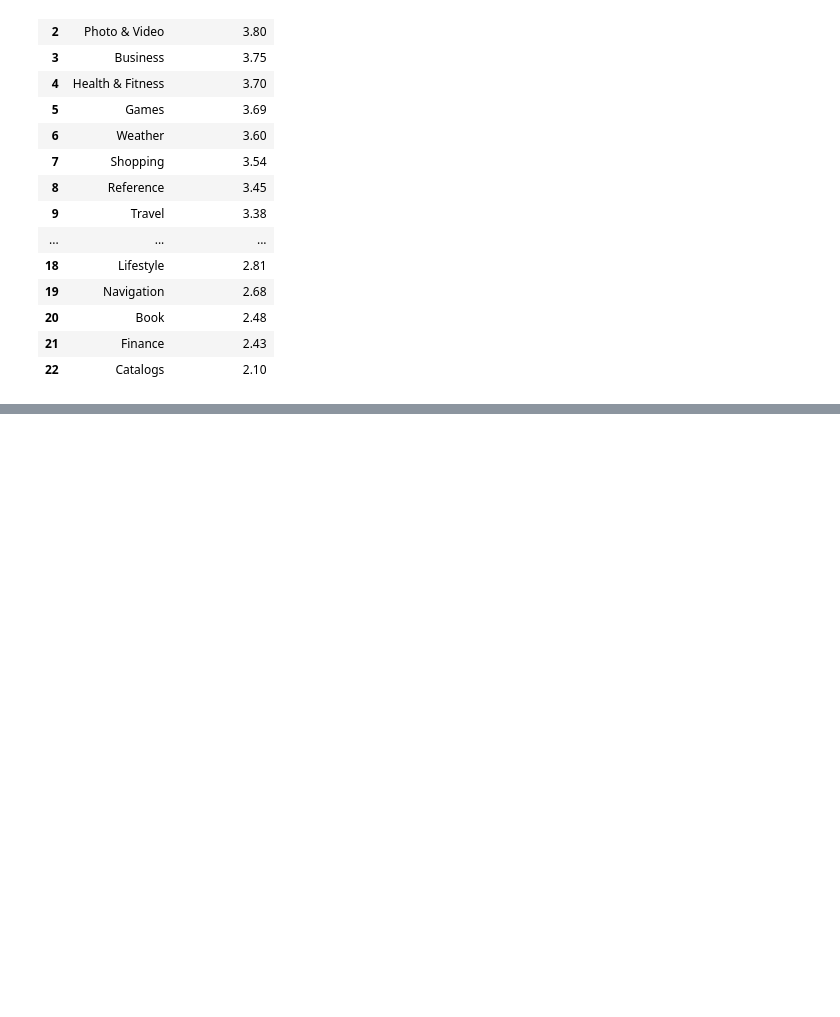
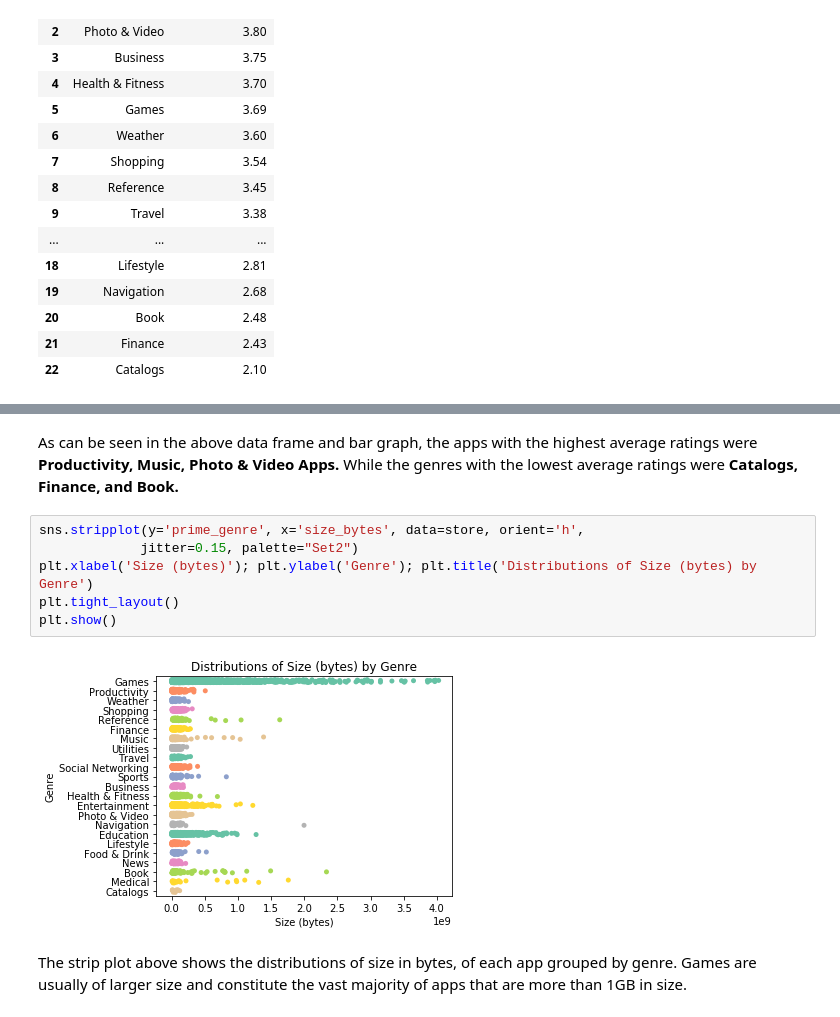
Before and after one commit to cgman64/apple-store-analysis, a Jupyter notebook: appStoreAnalysis.ipynb, the cells around one changed output, grey strips where cells are left out. Saved outputs shown, nothing was run; the diff lists cells and outputs as text; blank space fills up the shorter version.

```diff
--- a/appStoreAnalysis.ipynb
+++ b/appStoreAnalysis.ipynb
@@ -148,0 +150,12 @@ plt.show()
+# %% [markdown]
+As can be seen in the above data frame and bar graph, the apps with the highest average ratings were **Productivity, Music, Photo & Video Apps.** While the genres with the lowest average ratings were **Catalogs, Finance, and Book.**
+# %%
+sns.stripplot(y='prime_genre', x='size_bytes', data=store, orient='h',
+             jitter=0.15, palette="Set2")
+plt.xlabel('Size (bytes)'); plt.ylabel('Genre'); plt.title('Distributions of Size (bytes) by Genre')
+plt.tight_layout()
+plt.show()
+# %% [output]
+[figure, added]
+# %% [markdown]
+The strip plot above shows the distributions of size in bytes, of each app grouped by genre. Games are usually of larger size and constitute the vast majority of apps that are more than 1GB in size.
```
Also changed, not shown: parts of 2 cells of this notebook.
